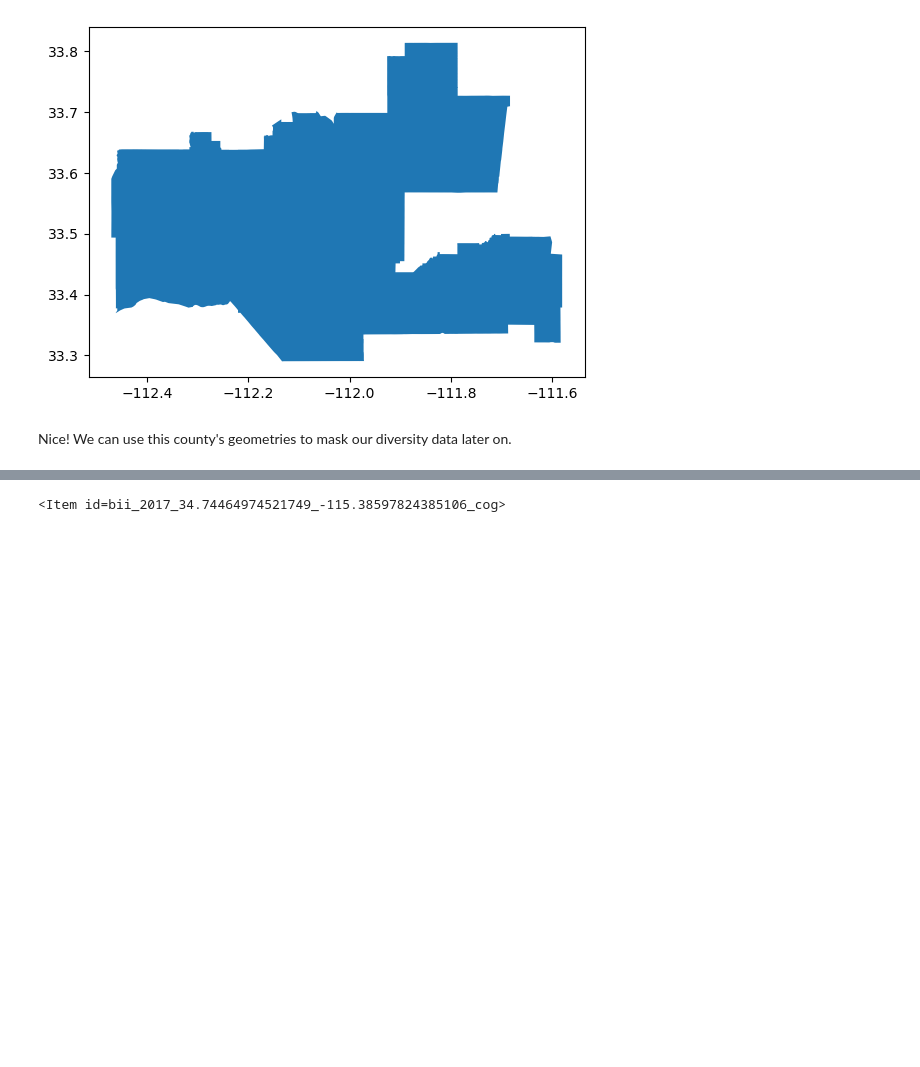
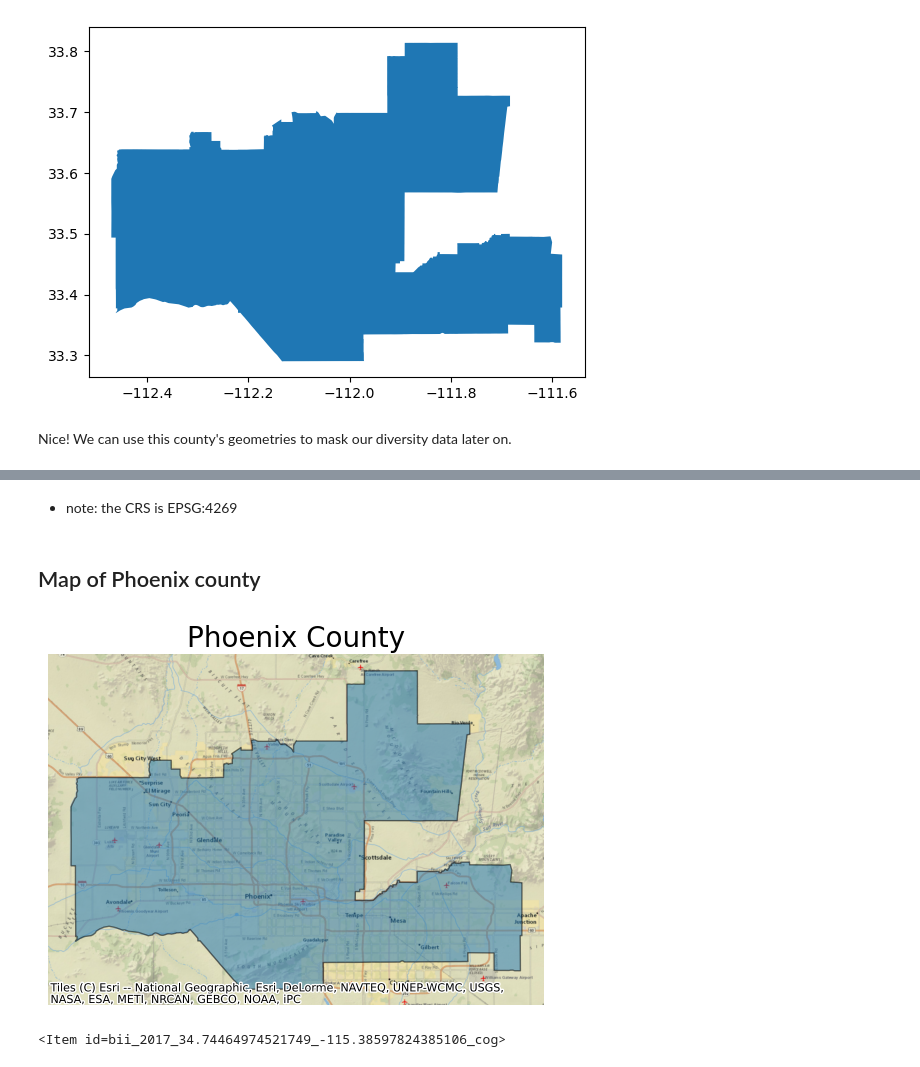
Before and after one commit to annaramji/biodiv-index-phoenix, a Jupyter notebook: biodiversity_index_phoenix.ipynb, the cells around one changed output, grey strips where cells are left out. Drawn from its saved outputs; the diff is of its cells as text; code cells hidden in the pictures; blank space fills up the shorter version.

Commit message:
clipped to phoenix

```diff
--- a/biodiversity_index_phoenix.ipynb
+++ b/biodiversity_index_phoenix.ipynb
@@ -118,3 +127,23 @@ Name: geometry, dtype: geometry
+# %% [markdown]
+- note: the CRS is EPSG:4269
+# %% [markdown]
+## Map of Phoenix county
+# %%
+# set up figure
+fig, ax = plt.subplots()
+
+# create axis with plot
+(phoenix.to_crs(epsg=3857)
+      .plot(ax=ax, figsize=(7,7), alpha=0.5, edgecolor="k"))
+
+# add NatGeo basemap from contextily
+ctx.add_basemap(ax=ax, source=ctx.providers.Esri.NatGeoWorldMap)
+
+# update axes
+ax.set_title("Phoenix County", fontdict= {"fontsize": "20"})
+ax.set_axis_off()
+# %% [output]
+[figure, added]
 # %%
 # selecting 2017 data
 px_2017 = item_names['bii_2017_34.74464974521749_-115.38597824385106_cog']
```
Also changed, not shown: parts of 16 cells of this notebook.
